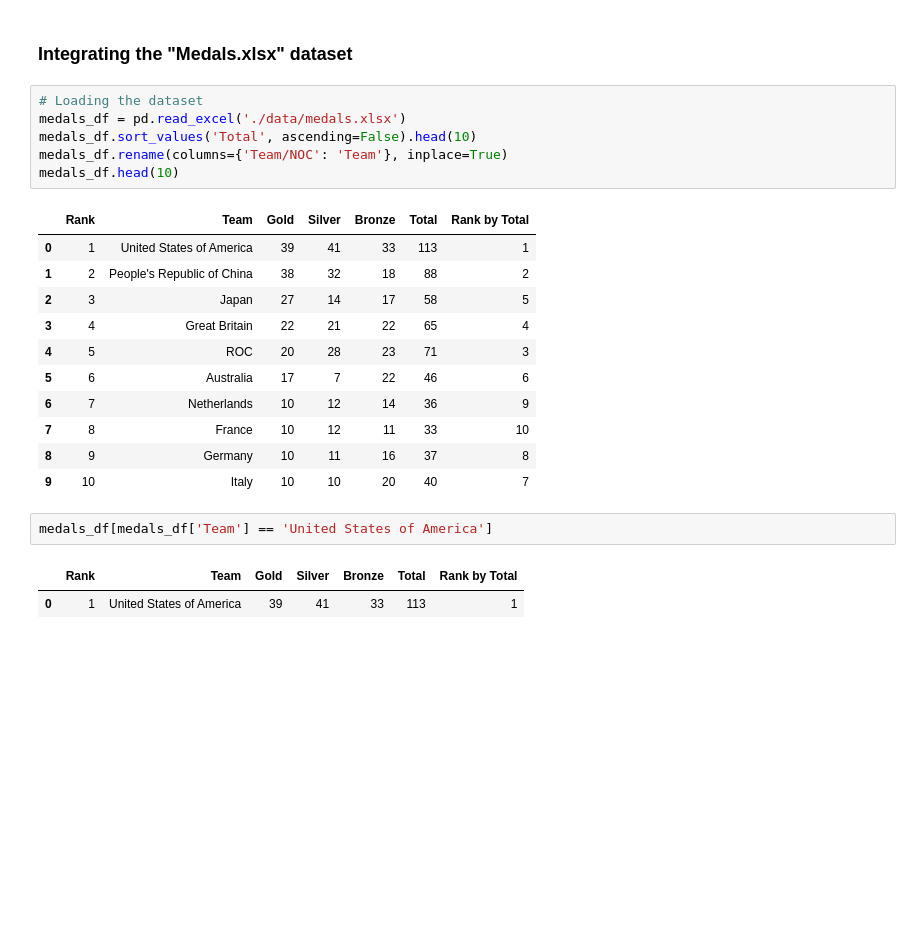
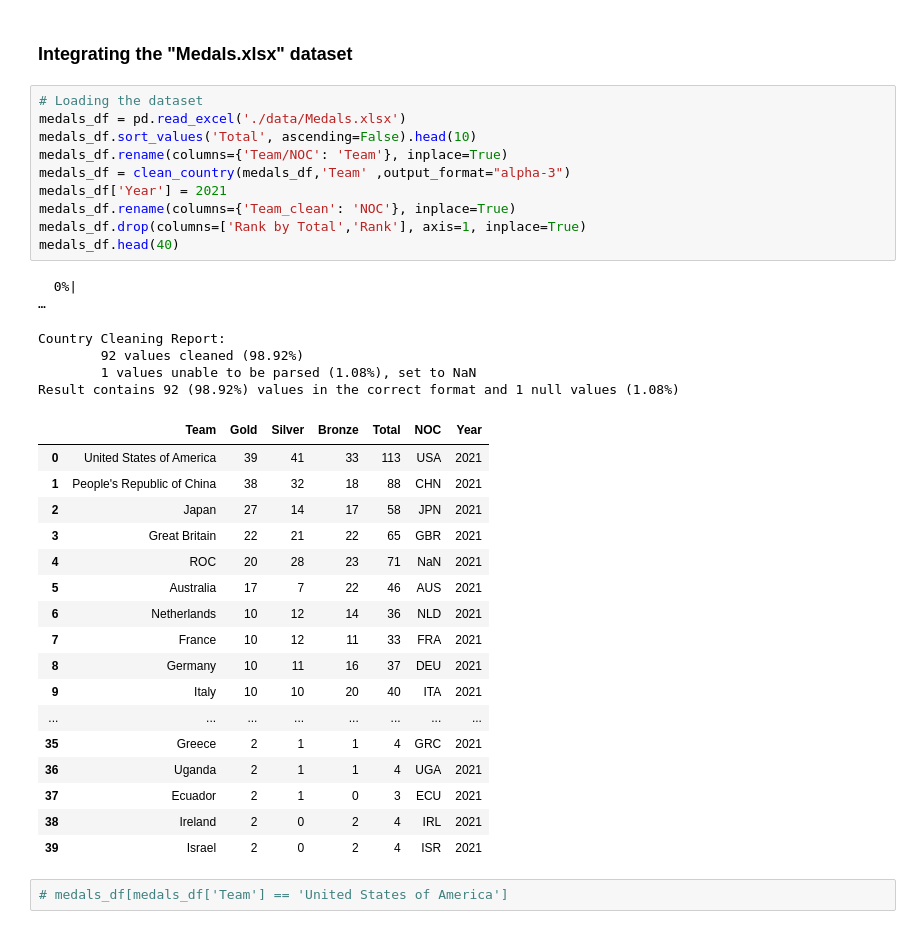
Before and after one commit to vitaminsofsalem/Data_Engineering_Milestone_1, a Jupyter notebook: Olympic_Exploration.ipynb, the cells around one changed output. Saved outputs shown, nothing was run; the diff lists cells and outputs as text; blank space fills up the shorter version.

```diff
--- a/Olympic_Exploration.ipynb
+++ b/Olympic_Exploration.ipynb
@@ -372,25 +449,37 @@ memory usage: 35.2+ MB
 ### Integrating the "Medals.xlsx" dataset
 # %%
 # Loading the dataset
-medals_df = pd.read_excel('./data/medals.xlsx')
+medals_df = pd.read_excel('./data/Medals.xlsx')
 medals_df.sort_values('Total', ascending=False).head(10)
 medals_df.rename(columns={'Team/NOC': 'Team'}, inplace=True)
-medals_df.head(10)
+medals_df = clean_country(medals_df,'Team' ,output_format="alpha-3")
+medals_df['Year'] = 2021
+medals_df.rename(columns={'Team_clean': 'NOC'}, inplace=True)
+medals_df.drop(columns=['Rank by Total','Rank'], axis=1, inplace=True)
+medals_df.head(40)
 # %% [output]
+  0%|                                                                                                         …
+Country Cleaning Report:
+        92 values cleaned (98.92%)
+        1 values unable to be parsed (1.08%), set to NaN
+Result contains 92 (98.92%) values in the correct format and 1 null values (1.08%)
-|  | Rank | Team | Gold | Silver | Bronze | Total | Rank by Total |
-| 0 | 1 | United States of America | 39 | 41 | 33 | 113 | 1 |
-| 1 | 2 | People's Republic of China | 38 | 32 | 18 | 88 | 2 |
-| 2 | 3 | Japan | 27 | 14 | 17 | 58 | 5 |
-| 3 | 4 | Great Britain | 22 | 21 | 22 | 65 | 4 |
-| 4 | 5 | ROC | 20 | 28 | 23 | 71 | 3 |
-| 5 | 6 | Australia | 17 | 7 | 22 | 46 | 6 |
-| 6 | 7 | Netherlands | 10 | 12 | 14 | 36 | 9 |
-| 7 | 8 | France | 10 | 12 | 11 | 33 | 10 |
-| 8 | 9 | Germany | 10 | 11 | 16 | 37 | 8 |
-| 9 | 10 | Italy | 10 | 10 | 20 | 40 | 7 |
+|  | Team | Gold | Silver | Bronze | Total | NOC | Year |
+| 0 | United States of America | 39 | 41 | 33 | 113 | USA | 2021 |
+| 1 | People's Republic of China | 38 | 32 | 18 | 88 | CHN | 2021 |
+| 2 | Japan | 27 | 14 | 17 | 58 | JPN | 2021 |
+| 3 | Great Britain | 22 | 21 | 22 | 65 | GBR | 2021 |
+| 4 | ROC | 20 | 28 | 23 | 71 | NaN | 2021 |
+| 5 | Australia | 17 | 7 | 22 | 46 | AUS | 2021 |
+| 6 | Netherlands | 10 | 12 | 14 | 36 | NLD | 2021 |
+| 7 | France | 10 | 12 | 11 | 33 | FRA | 2021 |
+| 8 | Germany | 10 | 11 | 16 | 37 | DEU | 2021 |
+| 9 | Italy | 10 | 10 | 20 | 40 | ITA | 2021 |
+| ... | ... | ... | ... | ... | ... | ... | ... |
+| 35 | Greece | 2 | 1 | 1 | 4 | GRC | 2021 |
+| 36 | Uganda | 2 | 1 | 1 | 4 | UGA | 2021 |
+| 37 | Ecuador | 2 | 1 | 0 | 3 | ECU | 2021 |
+| 38 | Ireland | 2 | 0 | 2 | 4 | IRL | 2021 |
+| 39 | Israel | 2 | 0 | 2 | 4 | ISR | 2021 |
 # %%
-medals_df[medals_df['Team'] == 'United States of America']
+# medals_df[medals_df['Team'] == 'United States of America']
-# %% [output]
-|  | Rank | Team | Gold | Silver | Bronze | Total | Rank by Total |
-| 0 | 1 | United States of America | 39 | 41 | 33 | 113 | 1 |
 # %%
```
Also changed, not shown: parts of 14 cells of this notebook, 1 other file.
